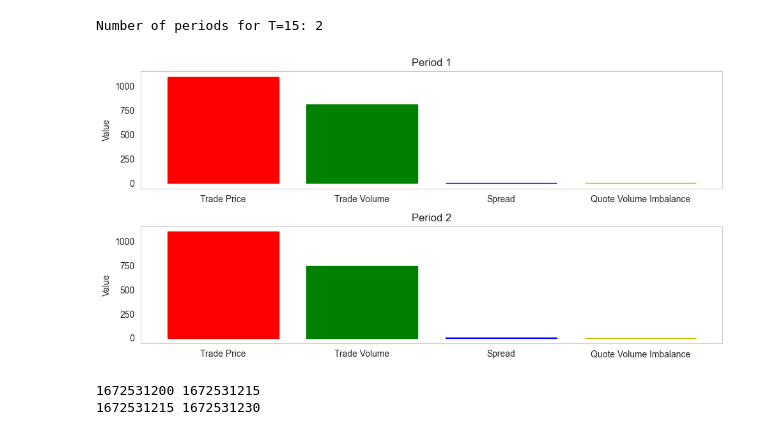
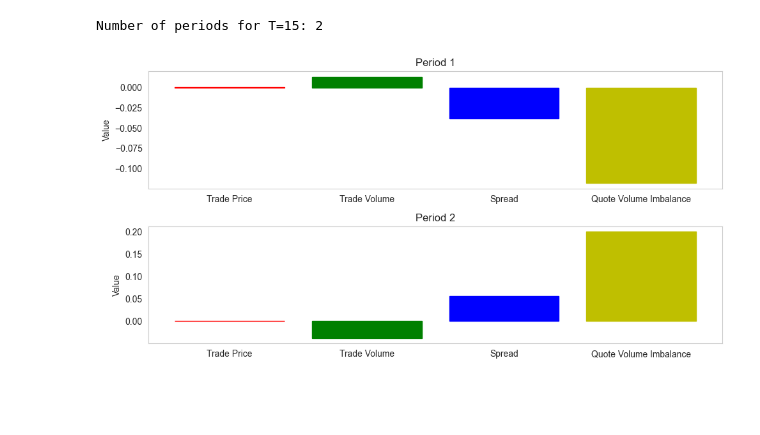
Before and after one commit to AdamZinebii/Intraday-Market-Activity-Clustering, a Jupyter notebook: examples/data.ipynb, the cells around one changed output. Saved outputs shown, nothing was run; the diff lists cells and outputs as text; code cells hidden in the pictures; blank space fills up the shorter version.

```diff
--- a/examples/data.ipynb
+++ b/examples/data.ipynb
@@ -20,29 +20,23 @@ from src.types import *
 # %%
 T = 15
 
 # Load data from a JSONL file
 market = Market.from_jsonl("./tick_data.jsonl")
 
 # Get periods of length 15
 periods = market.get_periods(period_length=T)
 
 # Print number of periods
 print(f"Number of periods for T={T}: {len(periods)}")
 
 fig, ax = plt.subplots(len(periods), 1, figsize=(10, 5))
 
 for i, period in enumerate(periods):
-    period.plot_ssv(ax[i])
+    period.plot_fv(ax[i])
     ax[i].set_title(f"Period {i + 1}")
 
 plt.tight_layout()
 plt.show()
 # %% [output]
 Number of periods for T=15: 2
-[figure, old version]
+[figure, new version]
-# %%
-for p in periods:
-    print(p.start, p.end)
-# %% [output]
-1672531200 1672531215
-1672531215 1672531230
```
Also changed, not shown: 5 other files.
